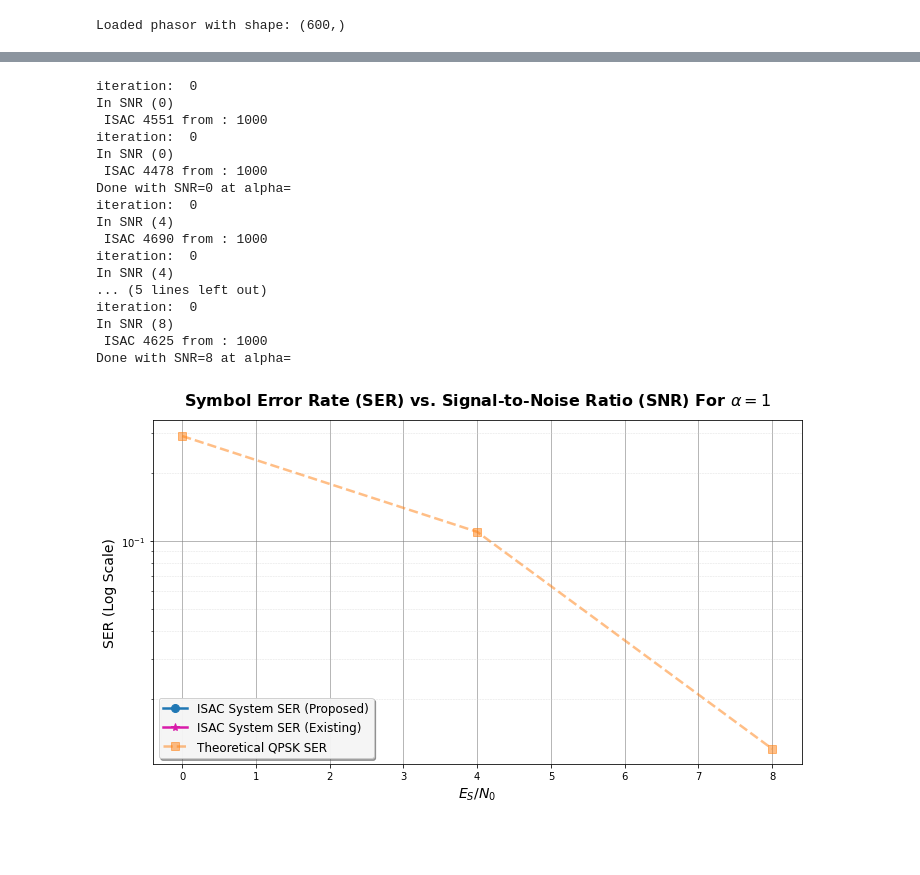
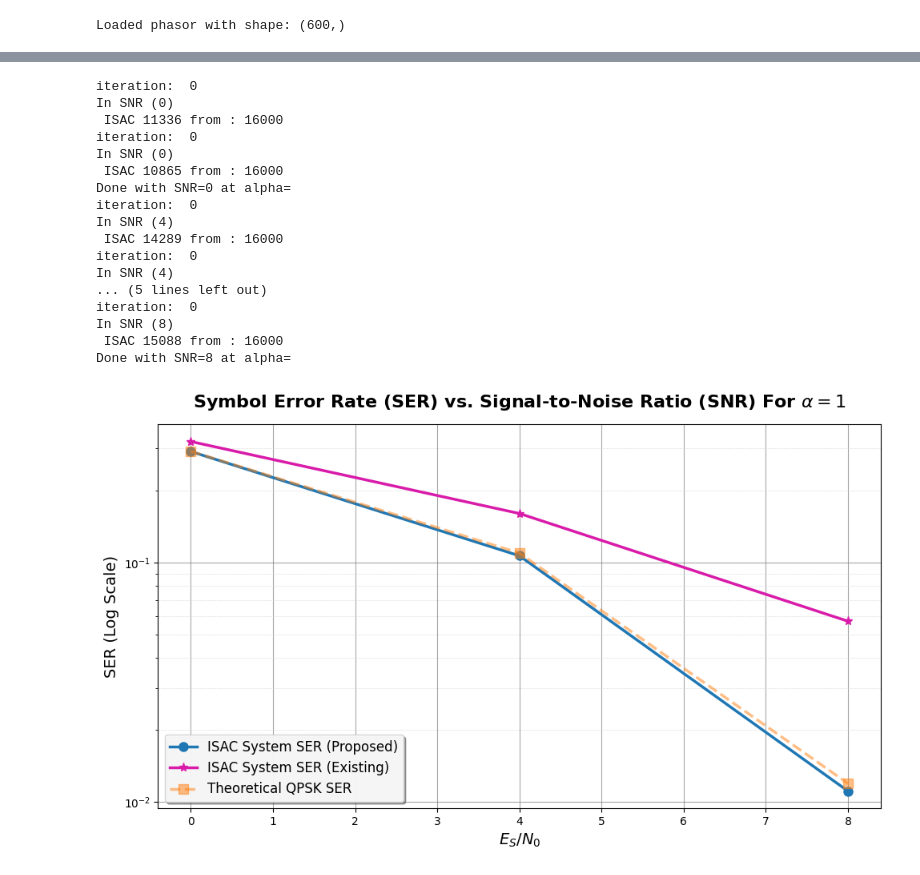
Before and after one commit to OriNik100/Spec_Null, a Jupyter notebook: ofdm_creation.ipynb, the cells around one changed output, grey strips where cells are left out. Cells and saved outputs as stored; diff of their text form; code cells hidden in the pictures; blank space fills up the shorter version.

```diff
--- a/ofdm_creation.ipynb
+++ b/ofdm_creation.ipynb
@@ -141,13 +141,13 @@ def isac_transimtter (nulled_chirp=s_nulled, QPSK_symbols=QPSK_data, t=t, num=nu
 
 
 # AWGN Channel
-def channel (isac_signal=isac_signal, ofdm_signal=OFDM_signal, SNR_val=0, num=num_subcarriers):
+def channel (isac_signal=isac_signal, ofdm_signal=OFDM_signal, SNR_val=0, num=num_subcarriers, alpha=1/2):
     #np.random.seed(seed)
     #signal_energy = (1/T) * np.abs(np.trapezoid(ofdm_signal*np.conj(ofdm_signal), x=t)) # energy for signal (num symbols)
     #Es = signal_energy
 
-    Es = 1/num_subcarriers
-    # חישוב הספק ממוצע ישירות מהדגימות הדיסקרטיות
+    Es = (1-alpha)/num_subcarriers
+
     #Es = np.mean(np.abs(OFDM_signal)**2)
 
     SNR_linear = 10**(SNR_val / 10)
@@ -342,6 +187,7 @@ Done with SNR=18
 # %%
-def SER_Comp(sensing_signal, SNR_val , iteration_count, num_subcarriers, alpha, t=t , T=T):
+def SER_Comp(sensing_signal, SNR_val , iteration_count, num_subcarriers, r, t=t , T=T, return_isac = False):
 
+    alpha = r**2/(1+r**2)
     equal_num_isac = 0
     data_sent = 0
     for i in range(int(iteration_count)):
@@ -353,10 +199,10 @@ def SER_Comp(sensing_signal, SNR_val , iteration_count, num_subcarriers, alpha,
         OFDM_signal = OFDM(QPSK_data, t=t, num=num_subcarriers, normalize=True)
 
         #Combine the signals
-        isac_signal = sensing_signal + OFDM_signal
+        isac_signal = sensing_signal + np.sqrt(1-alpha)*OFDM_signal
 
         # Passing the Signals through the channel
-        r_t_isac = channel(isac_signal=isac_signal, ofdm_signal=OFDM_signal, SNR_val=SNR_val)
+        r_t_isac = channel(isac_signal=isac_signal, ofdm_signal=OFDM_signal, SNR_val=SNR_val,alpha=alpha)
         z_n_isac = receiver(r_t_isac, t=t, T=T)
 
 
@@ -376,5 +222,6 @@ def SER_Comp(sensing_signal, SNR_val , iteration_count, num_subcarriers, alpha,
     print(f"In SNR ({SNR_val})")
     print(f" ISAC {equal_num_isac} from : {data_sent}")
 
-
+    if return_isac:
+        return SER_val , isac_signal
     return SER_val
@@ -474,9 +228,15 @@ Done with SNR=16
 # %%
 np.random.seed(42)
+
+from scipy.special import erf
+
+def Q(x):
+    return 0.5-0.5*erf(x/np.sqrt(2))
 
 SNR = [0, 4, 8]
 StC_ratio = [1] # Sensing to Communication ratio
 sigma = []
+
 
 # M[h, w] = M[StC, SNR]
 W, H = len(SNR), len(StC_ratio)
@@ -488,27 +248,29 @@ SER_QAM = [[0 for x in range(W)] for y in range(H)]
 
 iteration = 1e3
 
-for i, a in enumerate(StC_ratio):
+for i, r in enumerate(StC_ratio):
 
-    sensing_signal_isac = a * s_nulled
-    sensing_signal_vouras = a* s_lin
+    alpha = r**2/(1+r**2)
+    sensing_signal_isac = np.sqrt(alpha) * s_nulled
+    sensing_signal_vouras = np.sqrt(alpha)* s_lin
 
     for v, SNR_val in enumerate(SNR):
         equal_num_isac = 0
         equal_num_ofdm = 0
         equal_num_vouras = 0
-        data_sent = 0
-        SER_val_isac = SER_Comp(sensing_signal_isac, SNR_val , iteration, a, num_subcarriers, t=t , T=T)
-        SER_val_vouras = SER_Comp(sensing_signal_vouras, SNR_val , iteration, a, num_subcarriers, t=t , T=T)
+        SER_val_isac = SER_Comp(sensing_signal_isac, SNR_val , iteration, num_subcarriers,r=r, t=t , T=T)
+        SER_val_vouras = SER_Comp(sensing_signal_vouras, SNR_val , iteration, num_subcarriers,r=r, t=t , T=T)
 
         SER_ISAC[i][v] = SER_val_isac
-        SER_OFDM[i][v] = SER_val_ofdm
         SER_VOURAS[i][v] = SER_val_vouras
         print(f"Done with SNR={SNR_val} at alpha=")
 
         # חישוב עקומה תיאורטית
         SNR_lin = 10**(SNR_val / 10)
         SER_QAM[i][v] = 2*Q(np.sqrt(SNR_lin)) - (Q(np.sqrt(SNR_lin))**2)
+
+
+
 
 
 for k in range(H):
@@ -526,35 +288,35 @@ for k in range(H):
                  label='ISAC System SER (Existing)')
 
     # Theory (QPSK)
     plt.semilogy(SNR, SER_QAM[k],
                  marker='s', linestyle='--', color='#ff7f0e', linewidth=2.5, markersize=8, alpha=0.5,
                  label='Theoretical QPSK SER')
 
     plt.title(r'Symbol Error Rate (SER) vs. Signal-to-Noise Ratio (SNR) For $\alpha=1$', fontsize=16, fontweight='bold', pad=15)
     plt.xlabel(r'$E_S$/$N_0$', fontsize=14)
     plt.ylabel('SER (Log Scale)', fontsize=14)
     plt.grid(True, which='major', linestyle='-', linewidth=0.8, color='gray', alpha=0.7)
     plt.grid(True, which='minor', linestyle='--', linewidth=0.5, color='lightgray', alpha=0.7)
     plt.legend(fontsize=12, loc='lower left', framealpha=0.9, shadow=True)
     plt.tight_layout()
 
 plt.show()
 # %% [output]
 iteration:  0
 In SNR (0)
- ISAC 4551 from : 1000
+ ISAC 11336 from : 16000
 iteration:  0
 In SNR (0)
- ISAC 4478 from : 1000
+ ISAC 10865 from : 16000
 Done with SNR=0 at alpha=
 iteration:  0
 In SNR (4)
- ISAC 4690 from : 1000
+ ISAC 14289 from : 16000
 iteration:  0
 In SNR (4)
 ... (5 lines left out)
 iteration:  0
 In SNR (8)
- ISAC 4625 from : 1000
+ ISAC 15088 from : 16000
 Done with SNR=8 at alpha=
-[figure, old version]
+[figure, new version]
```
Also changed, not shown: parts of 6 cells of this notebook.
